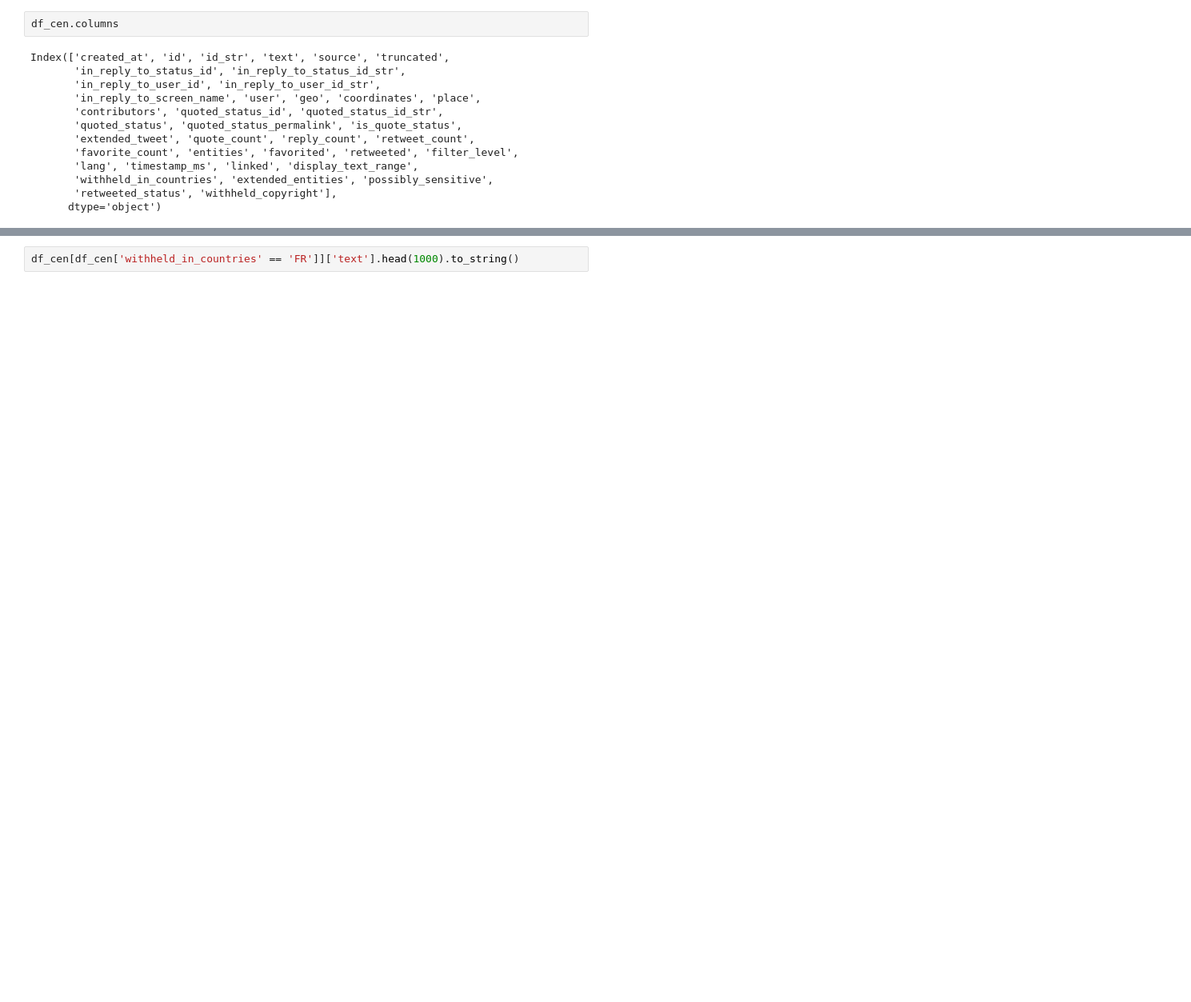
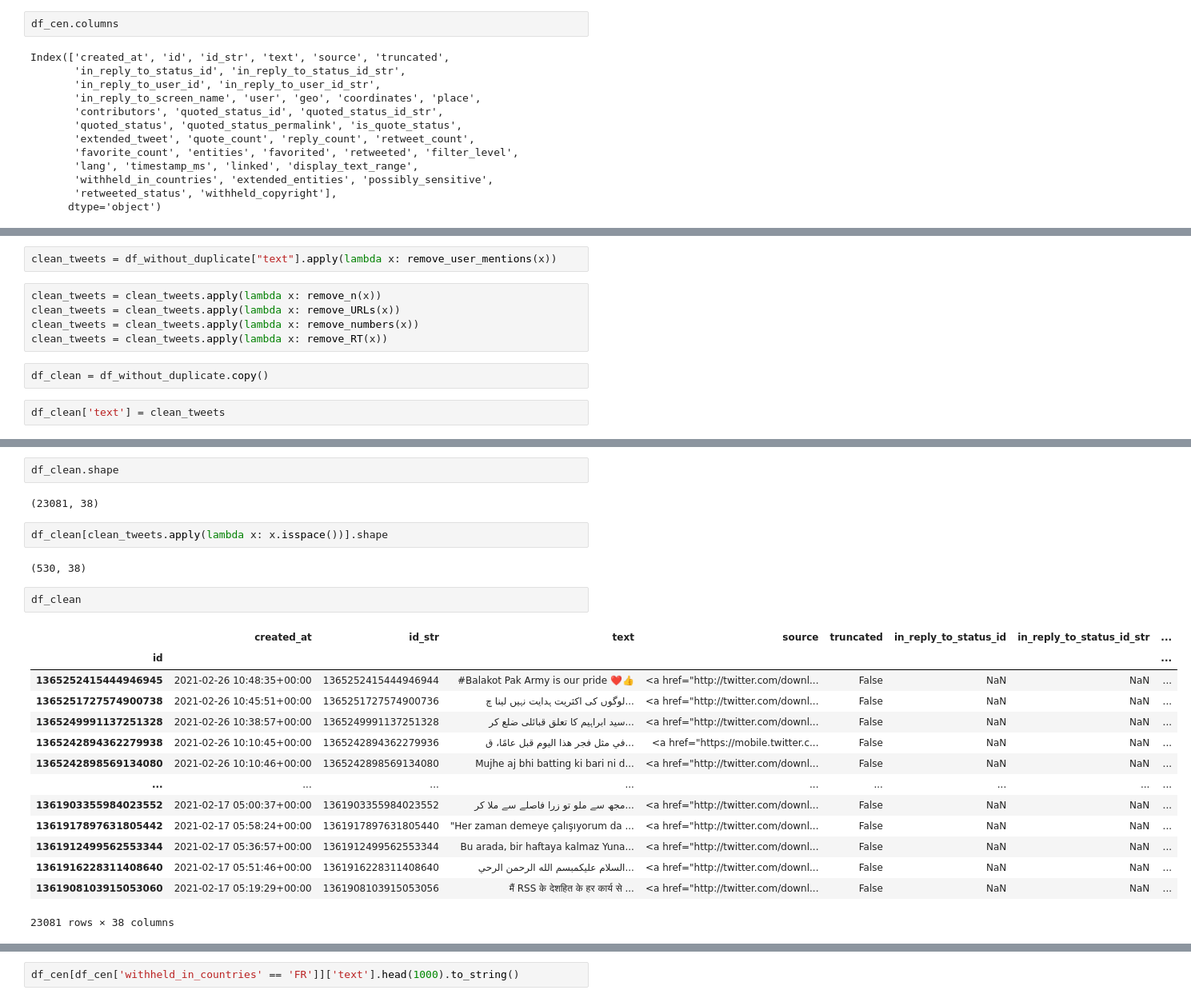
Before and after one commit to EvaLvn/ML_project2, a Jupyter notebook: Robin_notebook.ipynb, the cells around one changed output, grey strips where cells are left out. Shown at 80% size. Drawn from its saved outputs; the diff is of its cells as text; blank space fills up the shorter version.

```diff
--- a/Robin_notebook.ipynb
+++ b/Robin_notebook.ipynb
@@ -46,0 +74,11 @@ Name: text, Length: 552, dtype: object>
+# %%
+clean_tweets = df_without_duplicate["text"].apply(lambda x: remove_user_mentions(x))
+# %%
+clean_tweets = clean_tweets.apply(lambda x: remove_n(x))
+clean_tweets = clean_tweets.apply(lambda x: remove_URLs(x))
+clean_tweets = clean_tweets.apply(lambda x: remove_numbers(x))
+clean_tweets = clean_tweets.apply(lambda x: remove_RT(x))
+# %%
+df_clean = df_without_duplicate.copy()
+# %%
+df_clean['text'] = clean_tweets
@@ -46,0 +105,25 @@ Name: text, Length: 552, dtype: object>
+# %%
+df_clean.shape
+# %% [output]
+(23081, 38)
+# %%
+df_clean[clean_tweets.apply(lambda x: x.isspace())].shape
+# %% [output]
+(530, 38)
+# %%
+df_clean
+# %% [output]
+|  | created_at | id_str | text | source | truncated | in_reply_to_status_id | in_reply_to_status_id_str | ... |
+| id |  |  |  |  |  |  |  | ... |
+| 1365252415444946945 | 2021-02-26 10:48:35+00:00 | 1365252415444946944 | #Balakot Pak Army is our pride ❤️👍 | <a href="http://twitter.com/downl... | False | NaN | NaN | ... |
+| 1365251727574900738 | 2021-02-26 10:45:51+00:00 | 1365251727574900736 | لوگوں کی اکثریت ہدایت نہیں لینا چ... | <a href="http://twitter.com/downl... | False | NaN | NaN | ... |
+| 1365249991137251328 | 2021-02-26 10:38:57+00:00 | 1365249991137251328 | سید ابراہیم کا تعلق قبائلی ضلع کر... | <a href="http://twitter.com/downl... | False | NaN | NaN | ... |
+| 1365242894362279938 | 2021-02-26 10:10:45+00:00 | 1365242894362279936 | في مثل فجر هذا اليوم قبل عامًا، ق... | <a href="https://mobile.twitter.c... | False | NaN | NaN | ... |
+| 1365242898569134080 | 2021-02-26 10:10:46+00:00 | 1365242898569134080 | Mujhe aj bhi batting ki bari ni d... | <a href="http://twitter.com/downl... | False | NaN | NaN | ... |
+| ... | ... | ... | ... | ... | ... | ... | ... | ... |
+| 1361903355984023552 | 2021-02-17 05:00:37+00:00 | 1361903355984023552 | مجھ سے ملو تو زرا فاصلے سے ملا کر... | <a href="http://twitter.com/downl... | False | NaN | NaN | ... |
+| 1361917897631805442 | 2021-02-17 05:58:24+00:00 | 1361917897631805440 | "Her zaman demeye çalışıyorum da ... | <a href="http://twitter.com/downl... | False | NaN | NaN | ... |
+| 1361912499562553344 | 2021-02-17 05:36:57+00:00 | 1361912499562553344 | Bu arada, bir haftaya kalmaz Yuna... | <a href="http://twitter.com/downl... | False | NaN | NaN | ... |
+| 1361916228311408640 | 2021-02-17 05:51:46+00:00 | 1361916228311408640 | السلام علیکمبسم الله الرحمن الرحي... | <a href="http://twitter.com/downl... | False | NaN | NaN | ... |
+| 1361908103915053060 | 2021-02-17 05:19:29+00:00 | 1361908103915053056 | मैं RSS के देशहित के हर कार्य से ... | <a href="http://twitter.com/downl... | False | NaN | NaN | ... |
+23081 rows × 38 columns
```
Also changed, not shown: parts of 27 cells of this notebook.
